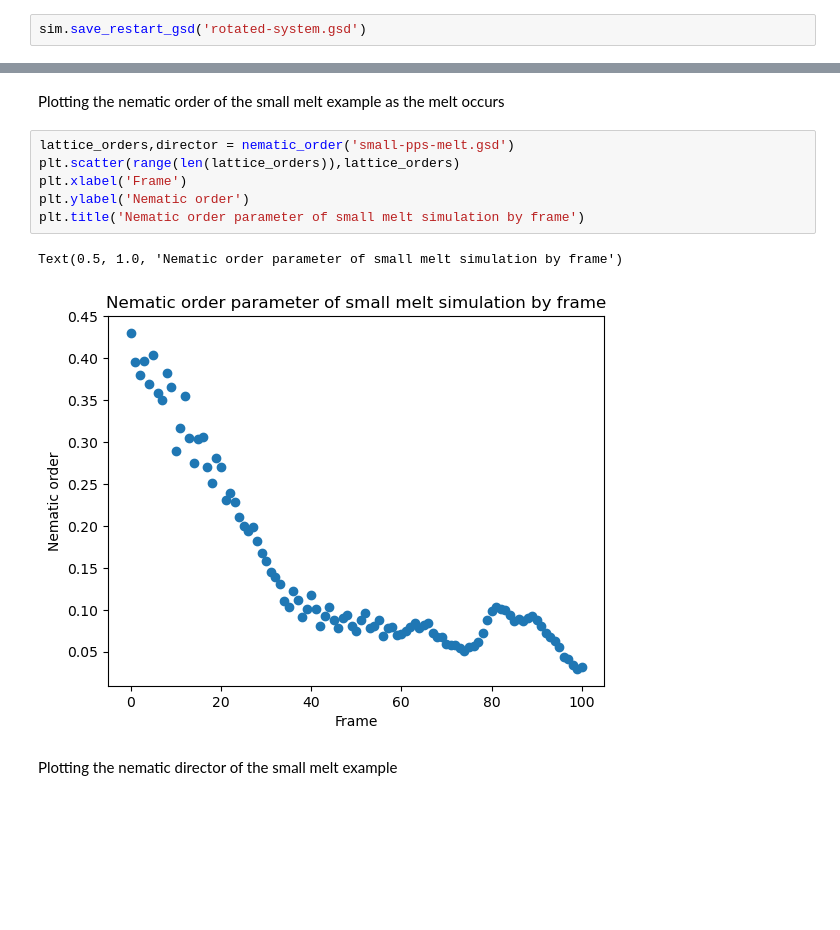
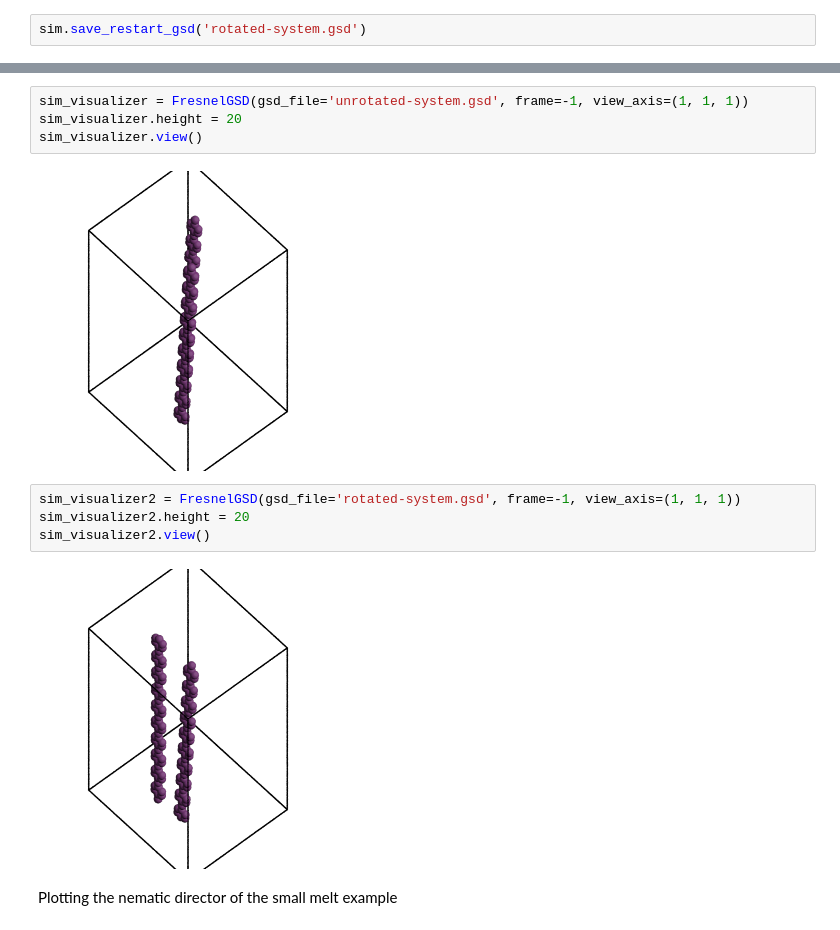
Before and after one commit to cmelab/SIC, a Jupyter notebook: preliminary-work/nematic_order_test.ipynb, the cells around one changed output, grey strips where cells are left out. Saved outputs shown, nothing was run; the diff lists cells and outputs as text; blank space fills up the shorter version.

Commit message:
Cleaned up a little and added visualization.

```diff
--- a/preliminary-work/nematic_order_test.ipynb
+++ b/preliminary-work/nematic_order_test.ipynb
@@ -110,13 +79,14 @@ Step 9900 of 10000; TPS: 11980.24; ETA: 0.0 minutes
-# %% [markdown]
-Plotting the nematic order of the small melt example as the melt occurs
-# %%
-lattice_orders,director = nematic_order('small-pps-melt.gsd')
-plt.scatter(range(len(lattice_orders)),lattice_orders)
-plt.xlabel('Frame')
-plt.ylabel('Nematic order')
-plt.title('Nematic order parameter of small melt simulation by frame')
-# %% [output]
-Text(0.5, 1.0, 'Nematic order parameter of small melt simulation by frame')
-[figure, removed]
+# %%
+sim_visualizer = FresnelGSD(gsd_file='unrotated-system.gsd', frame=-1, view_axis=(1, 1, 1))
+sim_visualizer.height = 20
+sim_visualizer.view()
+# %% [output]
+[figure, added]
+# %%
+sim_visualizer2 = FresnelGSD(gsd_file='rotated-system.gsd', frame=-1, view_axis=(1, 1, 1))
+sim_visualizer2.height = 20
+sim_visualizer2.view()
+# %% [output]
+[figure, added]
 # %% [markdown]
 Plotting the nematic director of the small melt example
```
Also changed, not shown: parts of 8 cells of this notebook.
